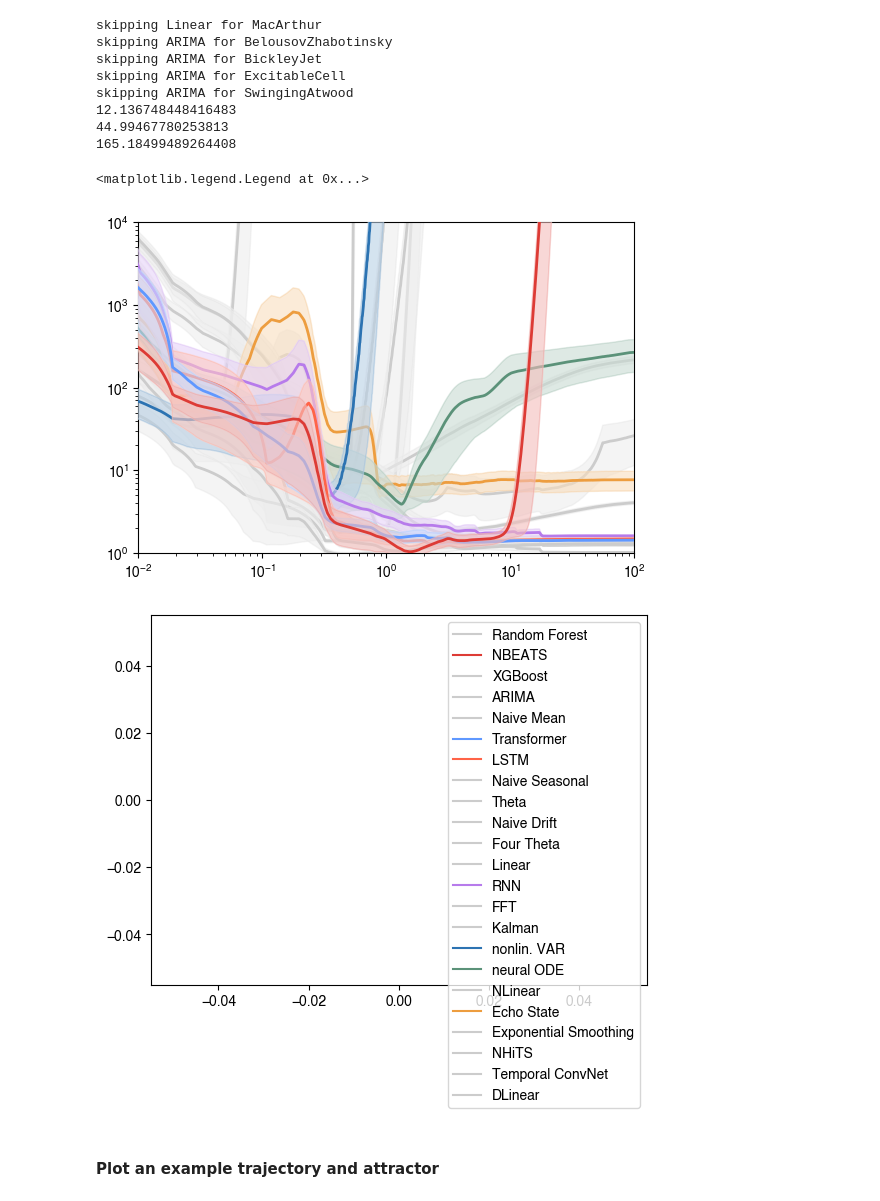
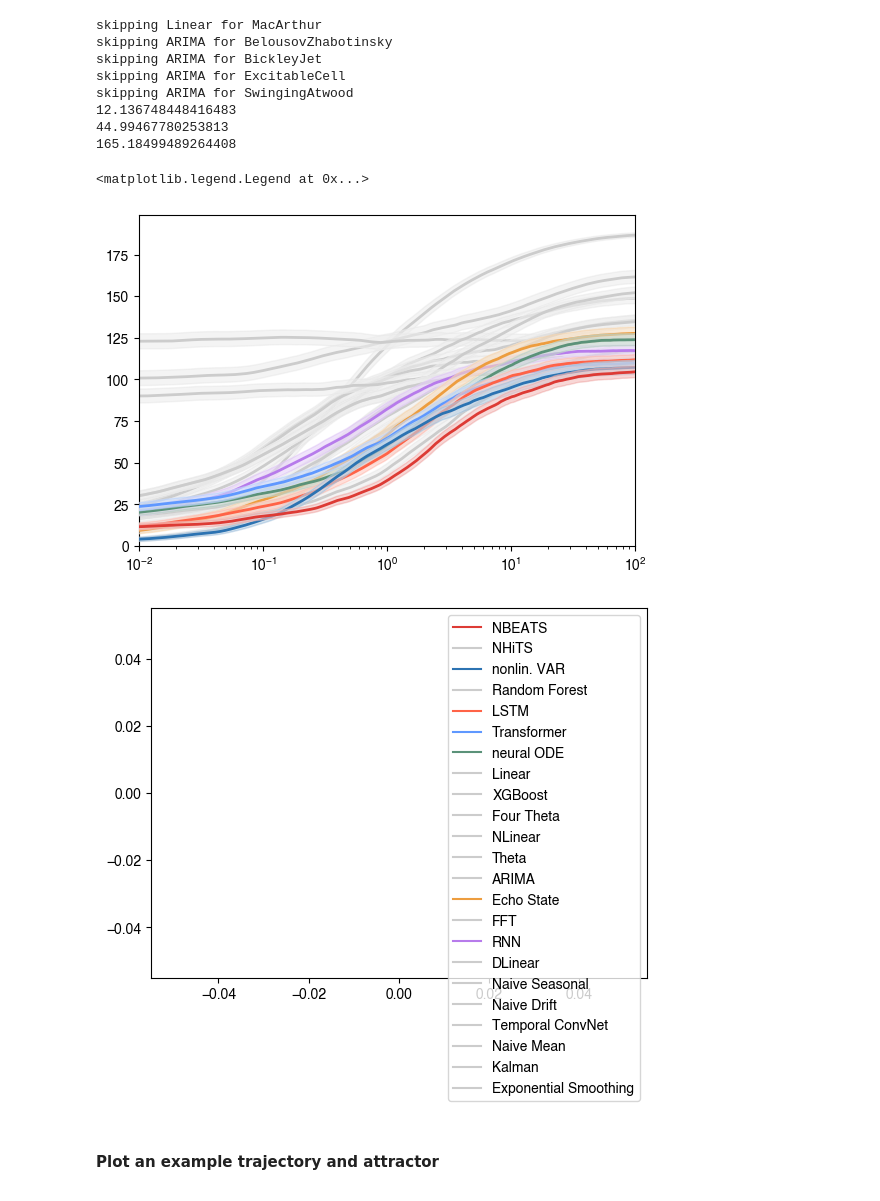
Before and after one commit to williamgilpin/dysts, a Jupyter notebook: benchmarks/figure_forecasting_benchmarks_figures.ipynb, the cells around one changed output. Cells and saved outputs as stored; diff of their text form; code cells hidden in the pictures.

```diff
--- a/benchmarks/figure_forecasting_benchmarks_figures.ipynb
+++ b/benchmarks/figure_forecasting_benchmarks_figures.ipynb
@@ -782,12 +782,31 @@ all_smape_series_ranked = list()
 for model_name in model_names:
     all_smape_series_ranked.append(all_smape_series[model_name]["mean"])
 all_smape_series_ranked = np.array(all_smape_series_ranked)
-# all_smape_series_ranked = all_smape_series_ranked.argsort(axis=0).argsort(axis=0)
-# model_ranking = np.argsort(np.median(all_smape_series_ranked, axis=1))
 model_ranking = all_smape_series_ranked[:, :1000].argsort(axis=0).argsort(axis=0).mean(axis=1).argsort()
 model_names = np.array(model_names)[model_ranking]
-# model_names = model_names[:len(pastel_rainbow)]
-# color_dict = dict(zip(model_names, pastel_rainbow))
+
+
+## Color palette
+color_palette = np.array([
+    [0.86666667, 0.23137255, 0.20784314],
+    [1.        , 0.3882    , 0.2784    ],
+    [0.92941176, 0.61568627, 0.24705882],
+    [0.63921569, 0.85490196, 0.52156863],
+    [0.19764706, 0.46431373, 0.34196078],
+    [0.17254902, 0.45098039, 0.69803922],
+    [0.372549  , 0.596078  , 1.        ],
+    [0.7172549 , 0.48117647, 0.92313726],
+    [0.64313725, 0.14117647, 0.48627451]
+])
+plt.figure()
+for i, clr in enumerate(color_palette):
+    plt.scatter(
+        [i], [0],
+        color=clr,
+        label=key,
+        zorder=10,
+        s=450
+    )
 
 gray_color = np.array([0.8, 0.8, 0.8])
 color_dict = {name : gray_color for name in model_names}
@@ -1013,8 +1033,8 @@ all_results_rescaled = np.array(all_results_rescaled)
 plt.xlim([0.01, 100])
 
 ## SMAPE
-# plt.ylim([0, None])
-# dg.fixed_aspect_ratio(1/1.5, semilogx=True)
+plt.ylim([0, None])
+dg.fixed_aspect_ratio(1/1.5, semilogx=True)
 
 ## WAPE
 # plt.yscale('log')
@@ -1027,38 +1047,38 @@ plt.xlim([0.01, 100])
 
 ## R^2
 # plt.ylim([0, 1])
 # dg.fixed_aspect_ratio(1/1.5, semilogx=True)
 
 ## Spearman
 # plt.ylim([None, 1])
 # dg.fixed_aspect_ratio(1/1.5, semilogx=True)
 
 ## NRMSE
-plt.yscale('log')
-plt.ylim([1e0, 1e4])
-dg.fixed_aspect_ratio(1/1.5, semilogx=True, semilogy=True)
+# plt.yscale('log')
+# plt.ylim([1e0, 1e4])
+# dg.fixed_aspect_ratio(1/1.5, semilogx=True, semilogy=True)
 
 # plt.ylim([0, 1e6])
 ## log scale y axis
 # plt.ylim([1e-3, 1e0])
 # plt.yscale('log')
 # dg.fixed_aspect_ratio(1/1.5, semilogx=True, semilogy=True)
 # plt.ylim([1e-3, 1e5])
 # plt.yscale('log')
 # dg.fixed_aspect_ratio(1/1.5, semilogy=True, semilogx=True)
 
 # dg.better_savefig(FIGPATH + "forecast_lengths2.png", dpi=450, dryrun=False)
 
 ## make a separate legend for the fill_between
 plt.figure()
 for i, model_name in enumerate(model_names):
     plt.plot([], color=color_dict[model_name], label=model_name)
 plt.legend()
 # dg.better_savefig(FIGPATH + "forecast_lengths_legend2.png", dpi=450, dryrun=NOSAVEFIG)
 # %% [output]
 <matplotlib.legend.Legend at 0x...>
-[figure, old version]
+[figure, new version]
-[figure, old version]
+[figure, new version]
 # %% [markdown]
 #### Plot an example trajectory and attractor
 # %%
```
Also changed, not shown: parts of 4 cells of this notebook.
